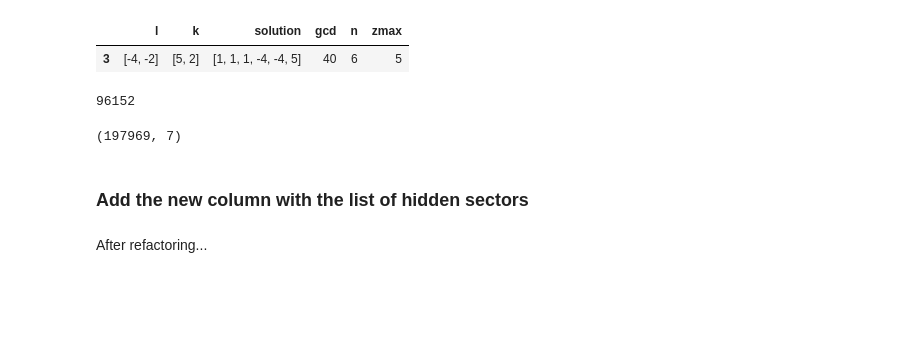
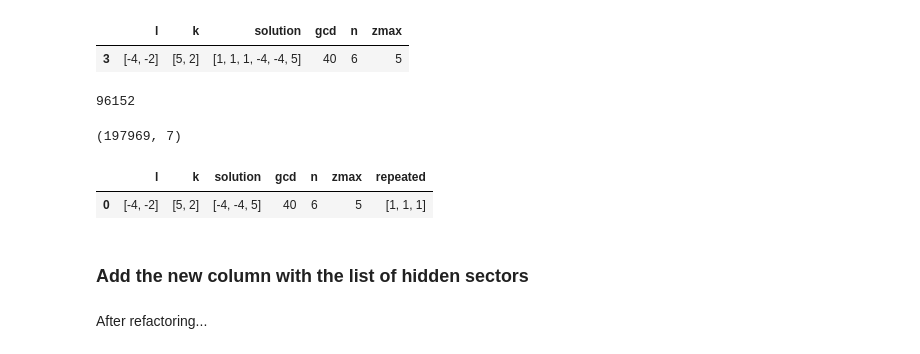
Before and after one commit to restrepo/Advanced_Computation, a Jupyter notebook: Data_Analysis-Dirac.ipynb, the cells around one changed output. Drawn from its saved outputs; the diff is of its cells as text; code cells hidden in the pictures; blank space fills up the shorter version.

```diff
--- a/Data_Analysis-Dirac.ipynb
+++ b/Data_Analysis-Dirac.ipynb
@@ -121,6 +135,11 @@ df = pd.DataFrame(DF)
 df.shape
 # %% [output]
 (197969, 7)
+# %%
+df[:1]
+# %% [output]
+|  | l | k | solution | gcd | n | zmax | repeated |
+| 0 | [-4, -2] | [5, 2] | [-4, -4, 5] | 40 | 6 | 5 | [1, 1, 1] |
 # %% [markdown]
 ### Add the new column with the list of hidden sectors
 # %% [markdown]
```
Also changed, not shown: parts of 13 cells of this notebook.
